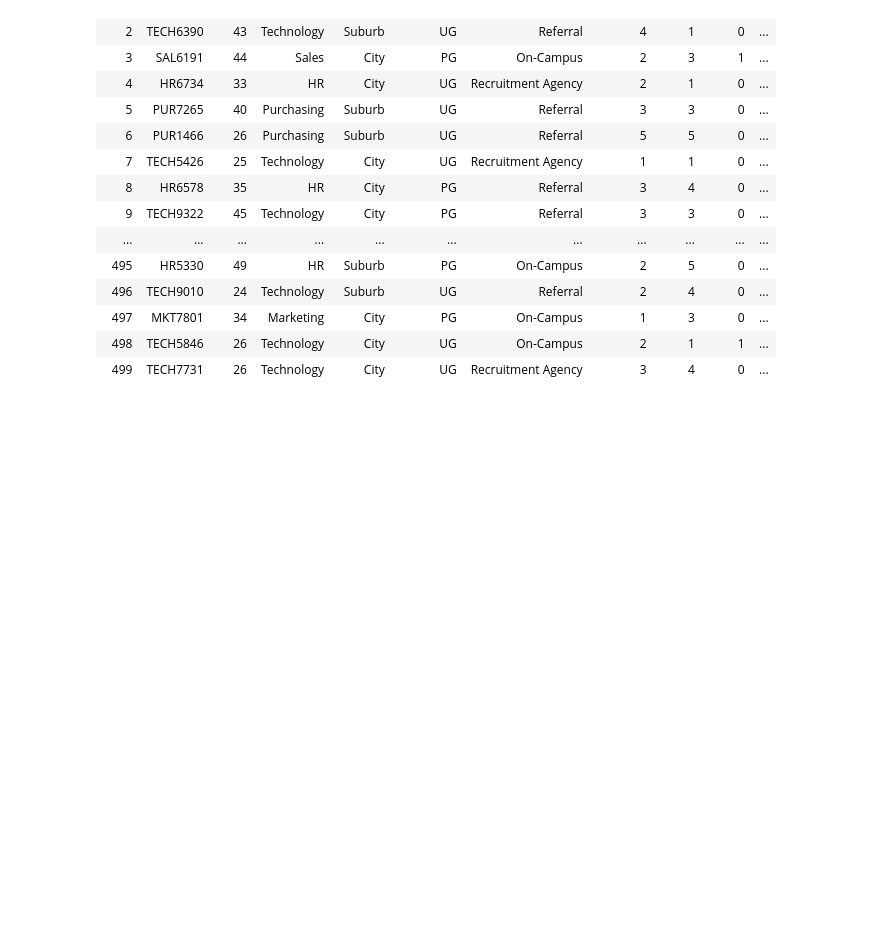
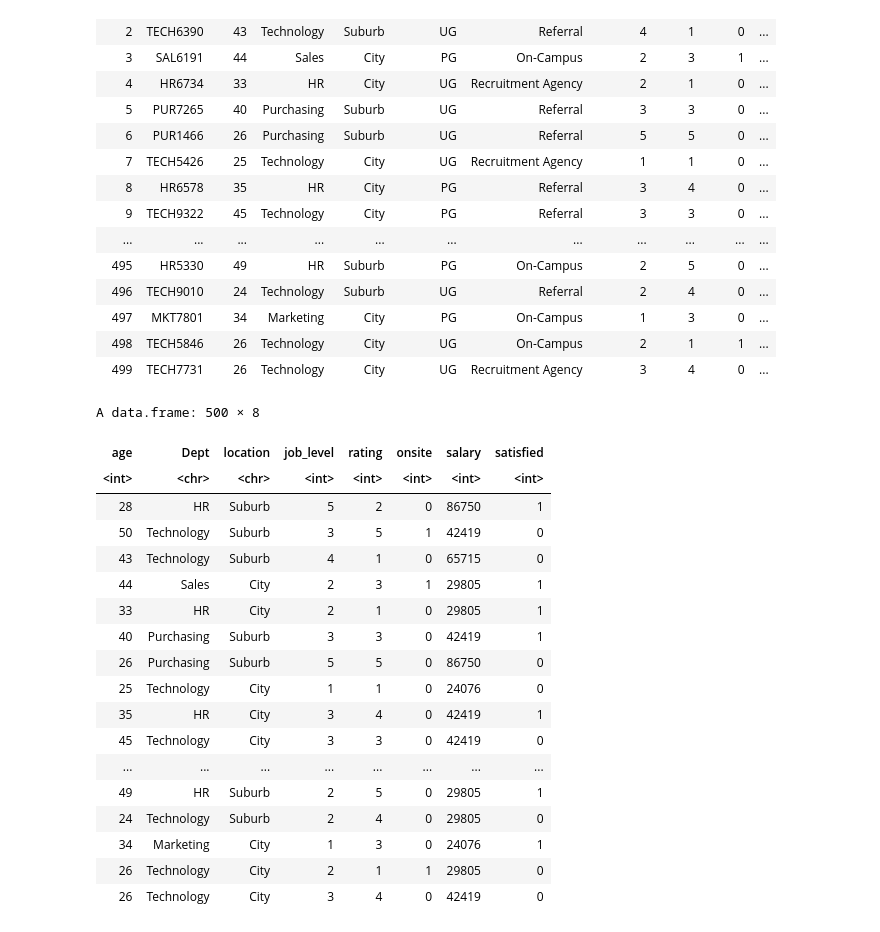
Before and after one commit to MAG3sty/Pretty-Nerdy-, a Jupyter notebook: Notebooks/Employee-Satisfaction-in-R-MC.ipynb, the cells around one changed output. Cells and saved outputs as stored; diff of their text form; code cells hidden in the pictures; blank space fills up the shorter version.

```diff
--- a/Notebooks/Employee-Satisfaction-in-R-MC.ipynb
+++ b/Notebooks/Employee-Satisfaction-in-R-MC.ipynb
@@ -34,0 +60,25 @@ A data.frame: 500 × 14
+# %%
+keeps <- c("age", "Dept", "location", "job_level", "rating", "onsite", "salary", "satisfied")
+EmployeeSatisfaction2 <- EmployeeSatisfaction[keeps]
+# %%
+EmployeeSatisfaction2
+# %% [output]
+A data.frame: 500 × 8
+| age | Dept | location | job_level | rating | onsite | salary | satisfied |
+| <int> | <chr> | <chr> | <int> | <int> | <int> | <int> | <int> |
+| 28 | HR | Suburb | 5 | 2 | 0 | 86750 | 1 |
+| 50 | Technology | Suburb | 3 | 5 | 1 | 42419 | 0 |
+| 43 | Technology | Suburb | 4 | 1 | 0 | 65715 | 0 |
+| 44 | Sales | City | 2 | 3 | 1 | 29805 | 1 |
+| 33 | HR | City | 2 | 1 | 0 | 29805 | 1 |
+| 40 | Purchasing | Suburb | 3 | 3 | 0 | 42419 | 1 |
+| 26 | Purchasing | Suburb | 5 | 5 | 0 | 86750 | 0 |
+| 25 | Technology | City | 1 | 1 | 0 | 24076 | 0 |
+| 35 | HR | City | 3 | 4 | 0 | 42419 | 1 |
+| 45 | Technology | City | 3 | 3 | 0 | 42419 | 0 |
+| ... | ... | ... | ... | ... | ... | ... | ... |
+| 49 | HR | Suburb | 2 | 5 | 0 | 29805 | 1 |
+| 24 | Technology | Suburb | 2 | 4 | 0 | 29805 | 0 |
+| 34 | Marketing | City | 1 | 3 | 0 | 24076 | 1 |
+| 26 | Technology | City | 2 | 1 | 1 | 29805 | 0 |
+| 26 | Technology | City | 3 | 4 | 0 | 42419 | 0 |
```
Also changed, not shown: parts of 12 cells of this notebook.
